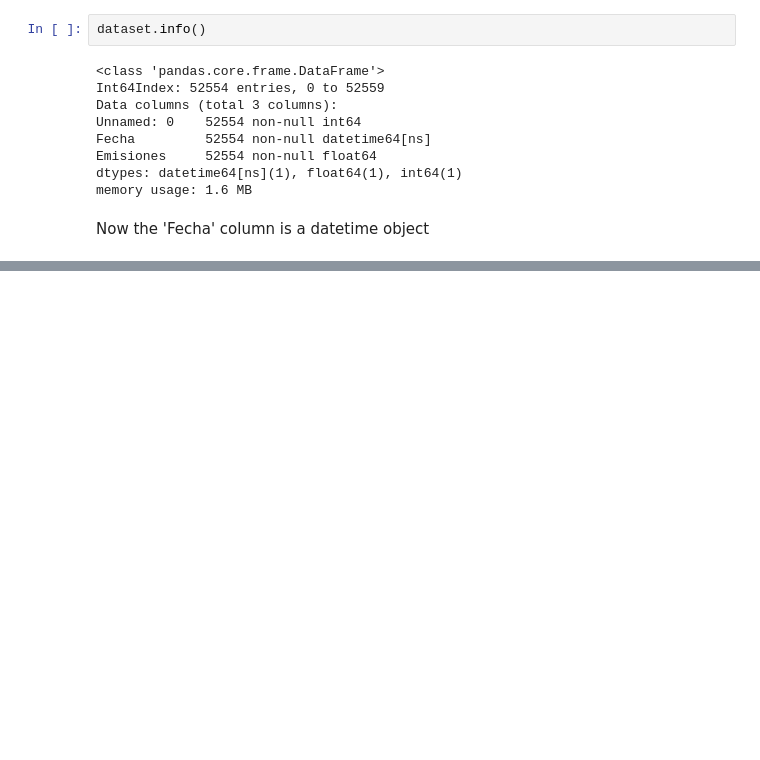
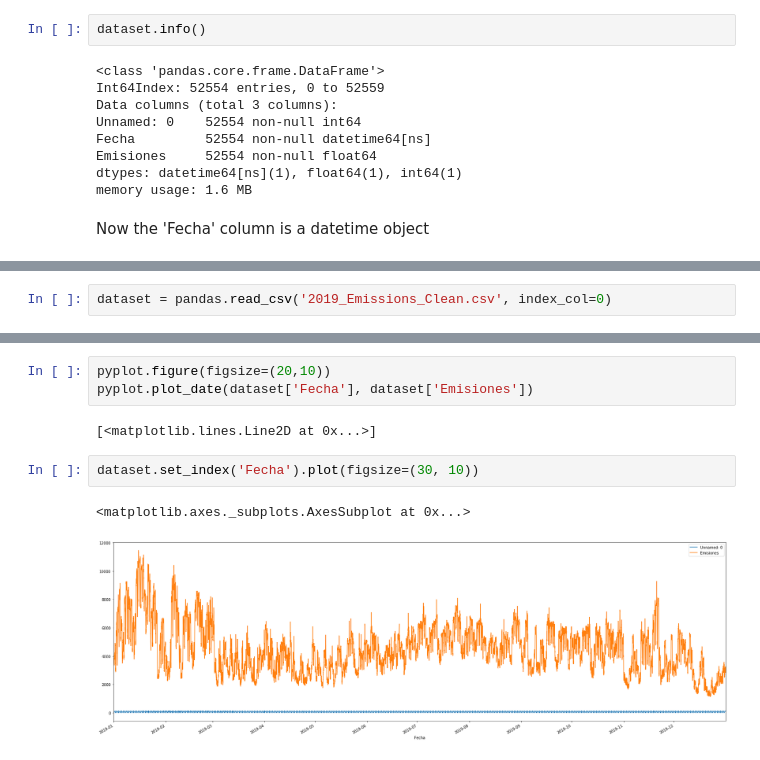
Before and after one commit to hectorLop/CO2_emissions_forecast, a Jupyter notebook: CO2_feature_engineering_and_visualization.ipynb, the cells around one changed output, grey strips where cells are left out. Saved outputs shown, nothing was run; the diff lists cells and outputs as text; blank space fills up the shorter version.

Commit message:
Added time-series visualization

```diff
--- a/CO2_feature_engineering_and_visualization.ipynb
+++ b/CO2_feature_engineering_and_visualization.ipynb
@@ -88,0 +89,2 @@ dataset.to_csv("2019_Emissions_Clean.csv")
+# %%
+dataset = pandas.read_csv('2019_Emissions_Clean.csv', index_col=0)
@@ -88,0 +101,10 @@ dataset.to_csv("2019_Emissions_Clean.csv")
+# %%
+pyplot.figure(figsize=(20,10))
+pyplot.plot_date(dataset['Fecha'], dataset['Emisiones'])
+# %% [output]
+[<matplotlib.lines.Line2D at 0x...>]
+# %%
+dataset.set_index('Fecha').plot(figsize=(30, 10))
+# %% [output]
+<matplotlib.axes._subplots.AxesSubplot at 0x...>
+[figure, added]
```
Also changed, not shown: parts of 2 cells of this notebook.
